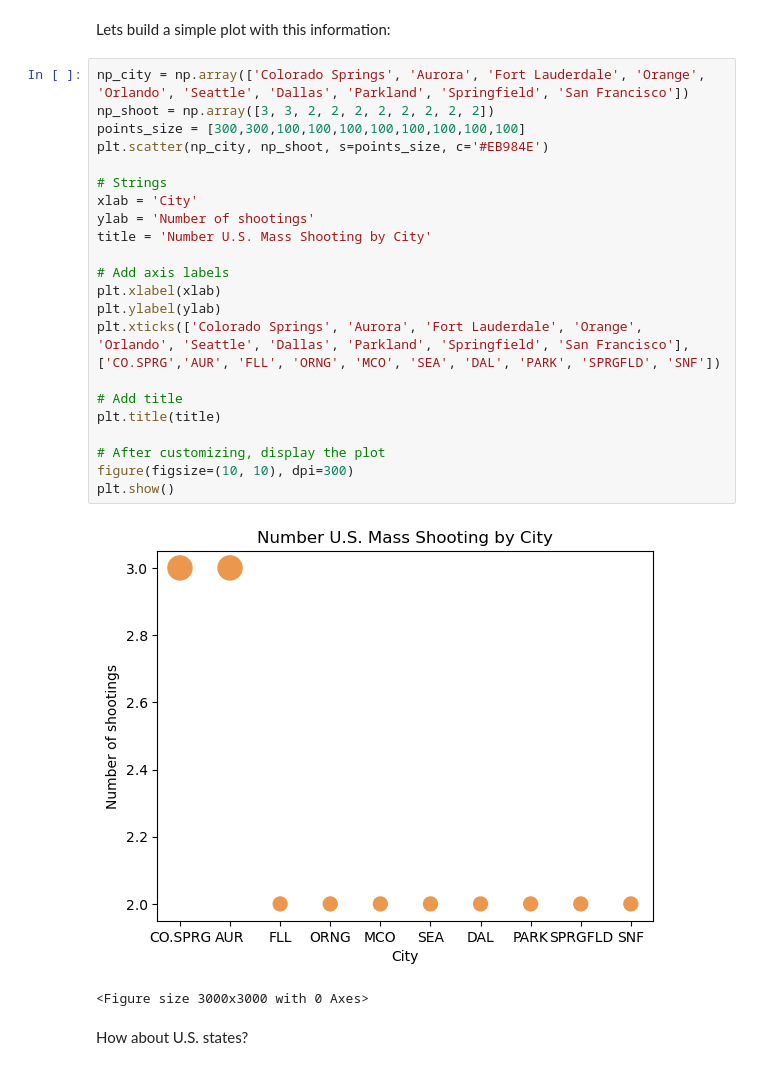
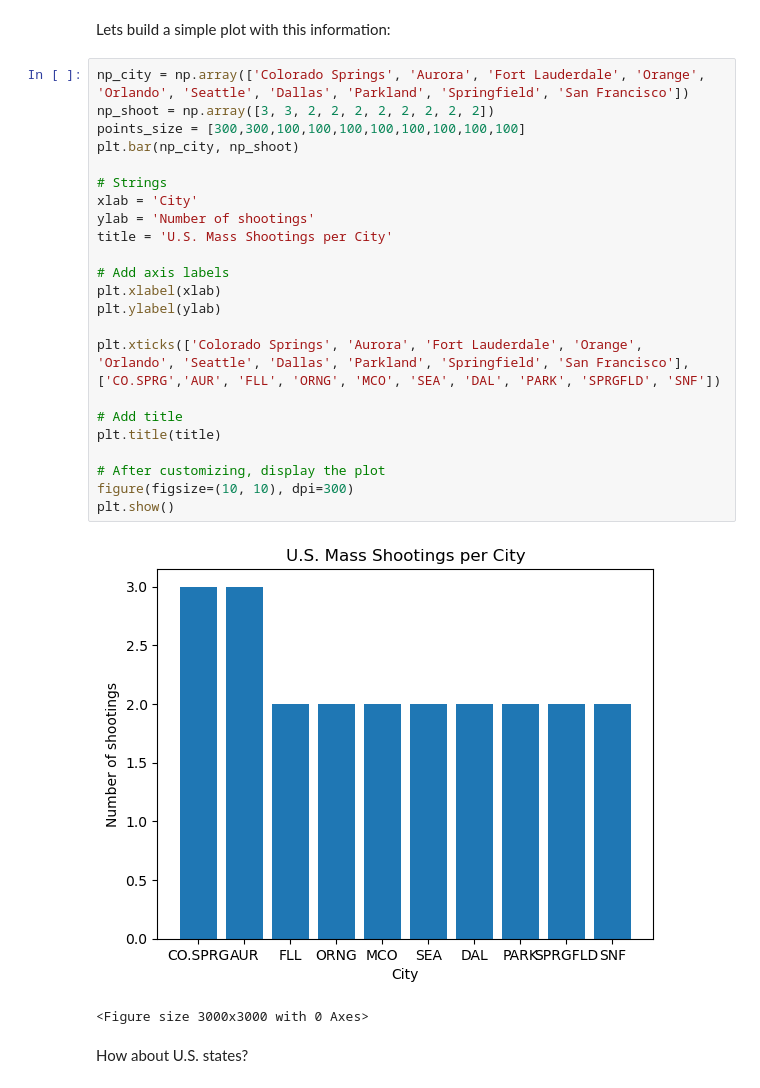
Before and after one commit to L-Blanc/Mass-Shootings-Project, a Jupyter notebook: notebook.ipynb, the cells around one changed output. Cells and saved outputs as stored; diff of their text form.

```diff
--- a/notebook.ipynb
+++ b/notebook.ipynb
@@ -119,28 +120,29 @@ Lets build a simple plot with this information:
 # %%
 np_city = np.array(['Colorado Springs', 'Aurora', 'Fort Lauderdale', 'Orange', 'Orlando', 'Seattle', 'Dallas', 'Parkland', 'Springfield', 'San Francisco'])
 np_shoot = np.array([3, 3, 2, 2, 2, 2, 2, 2, 2, 2])
 points_size = [300,300,100,100,100,100,100,100,100,100]
-plt.scatter(np_city, np_shoot, s=points_size, c='#EB984E')
+plt.bar(np_city, np_shoot)
 
 # Strings
 xlab = 'City'
 ylab = 'Number of shootings'
-title = 'Number U.S. Mass Shooting by City'
+title = 'U.S. Mass Shootings per City'
 
 # Add axis labels
 plt.xlabel(xlab)
 plt.ylabel(ylab)
+
 plt.xticks(['Colorado Springs', 'Aurora', 'Fort Lauderdale', 'Orange', 'Orlando', 'Seattle', 'Dallas', 'Parkland', 'Springfield', 'San Francisco'],
 ['CO.SPRG','AUR', 'FLL', 'ORNG', 'MCO', 'SEA', 'DAL', 'PARK', 'SPRGFLD', 'SNF'])
 
 # Add title
 plt.title(title)
 
 # After customizing, display the plot
 figure(figsize=(10, 10), dpi=300)
 plt.show()
 # %% [output]
-[figure, old version]
+[figure, new version]
 <Figure size 3000x3000 with 0 Axes>
 # %% [markdown]
 How about U.S. states?
```
Also changed, not shown: parts of 6 cells of this notebook.
